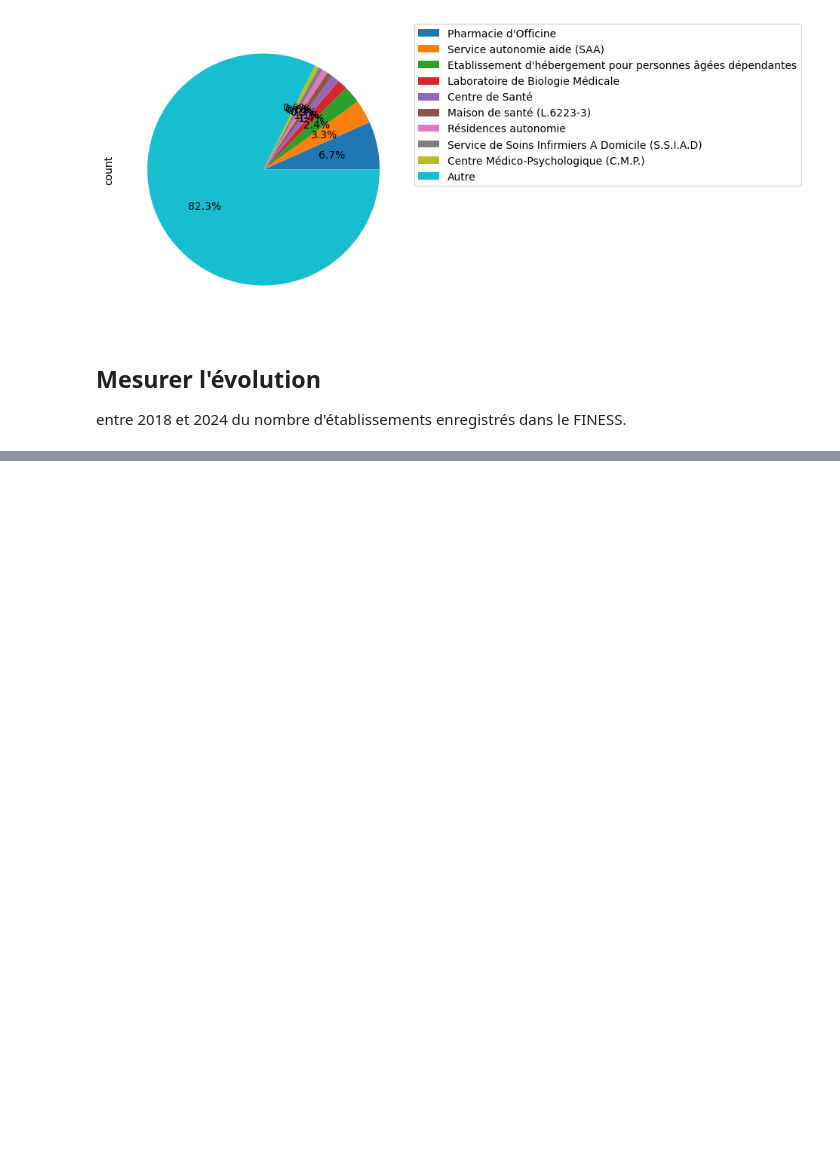
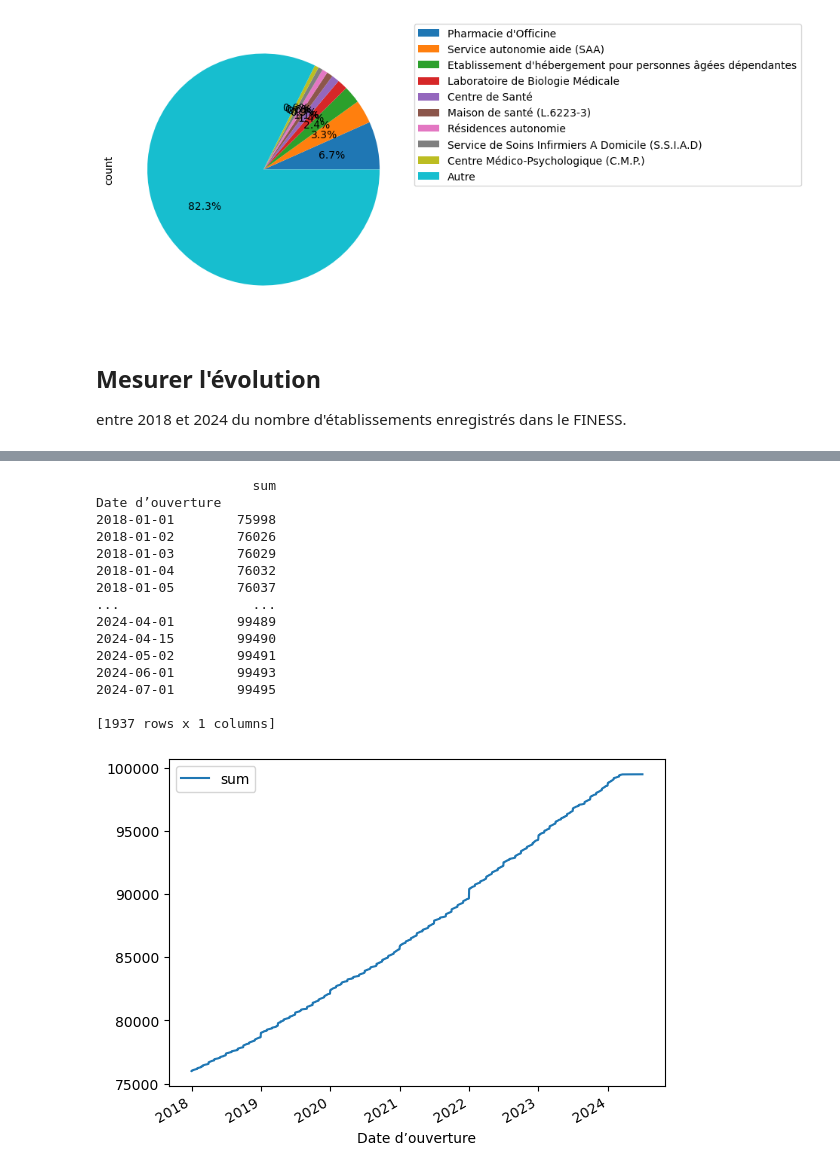
Before and after one commit to leihuayi/JupyterFiness, a Jupyter notebook: main.ipynb, the cells around one changed output, grey strips where cells are left out. Cells and saved outputs as stored; diff of their text form; code cells hidden in the pictures; blank space fills up the shorter version.

Commit message:
Count of establisments between 2018 and 2024

```diff
--- a/main.ipynb
+++ b/main.ipynb
@@ -240,0 +257,5 @@ entre 2018 et 2024 du nombre d'établissements enregistrés dans le FINESS.
+# %%
+# remove strange date
+df_dates = df_all_et.loc[df_all_et[col]>'1800-01-01'][col]
+df_dates = pd.to_datetime(df_dates, format ='%Y-%m-%d').sort_values().to_frame()
+print(df_dates)
@@ -240,0 +277,8 @@ entre 2018 et 2024 du nombre d'établissements enregistrés dans le FINESS.
+# %%
+# count for a specific date
+dates_count = df_dates.value_counts(col).reset_index().sort_values(col)
+# do the cumulative som over dates
+dates_count['sum'] = dates_count['count'].cumsum()
+print(dates_count)
+
+dates_count = dates_count.drop(columns=['count'])
@@ -240,0 +300,23 @@ entre 2018 et 2024 du nombre d'établissements enregistrés dans le FINESS.
+# %%
+# count of establishments between 2014 and 2024
+ts = dates_count[(dates_count[col]>='2018-01-01') & (dates_count[col]<'2025-01-01')]
+ts = ts.set_index(col)
+print(ts)
+ts.plot();
+# %% [output]
+                    sum
+Date d’ouverture
+2018-01-01        75998
+2018-01-02        76026
+2018-01-03        76029
+2018-01-04        76032
+2018-01-05        76037
+...                 ...
+2024-04-01        99489
+2024-04-15        99490
+2024-05-02        99491
+2024-06-01        99493
+2024-07-01        99495
+
+[1937 rows x 1 columns]
+[figure, added]
```
Also changed, not shown: parts of 3 cells of this notebook.
